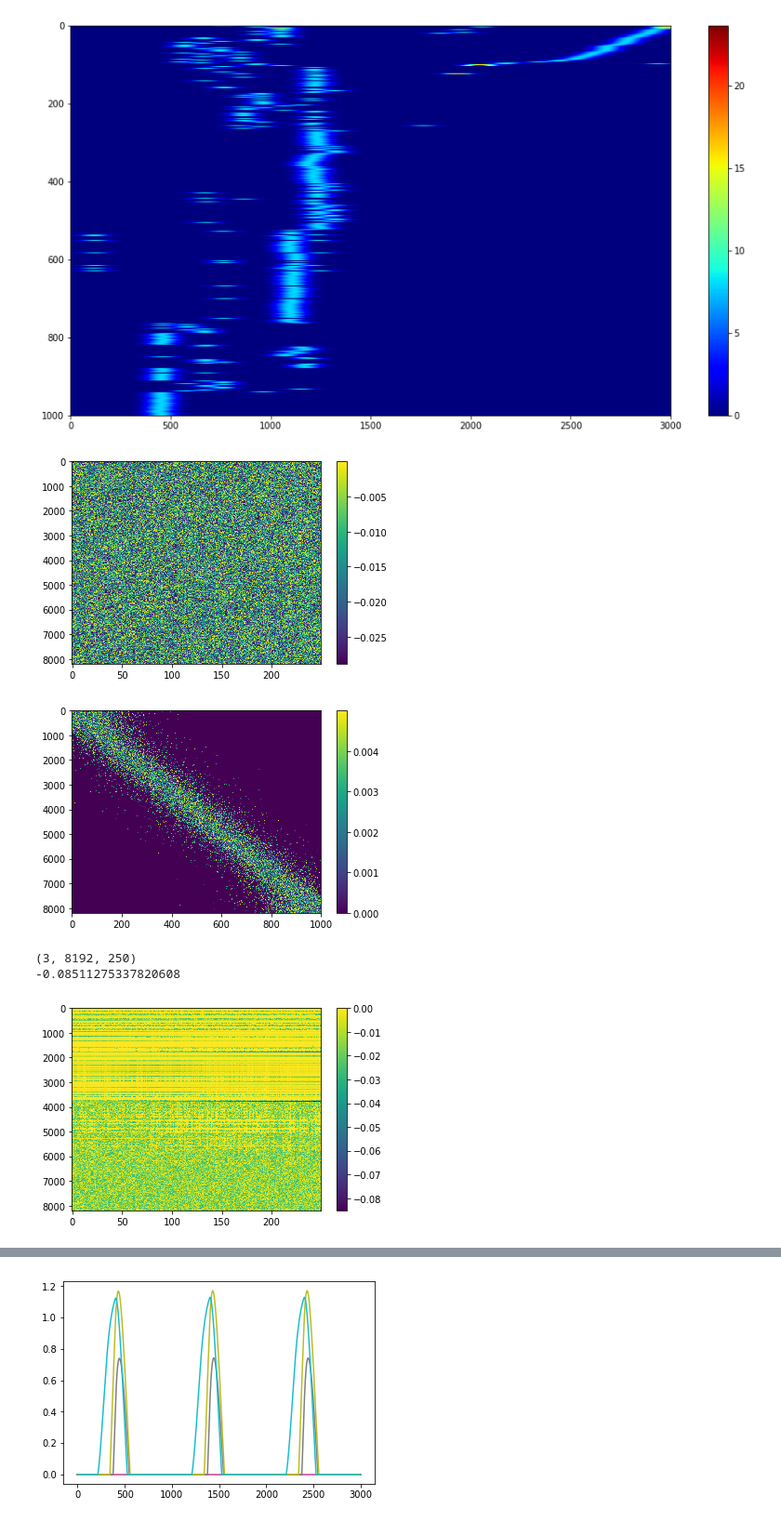
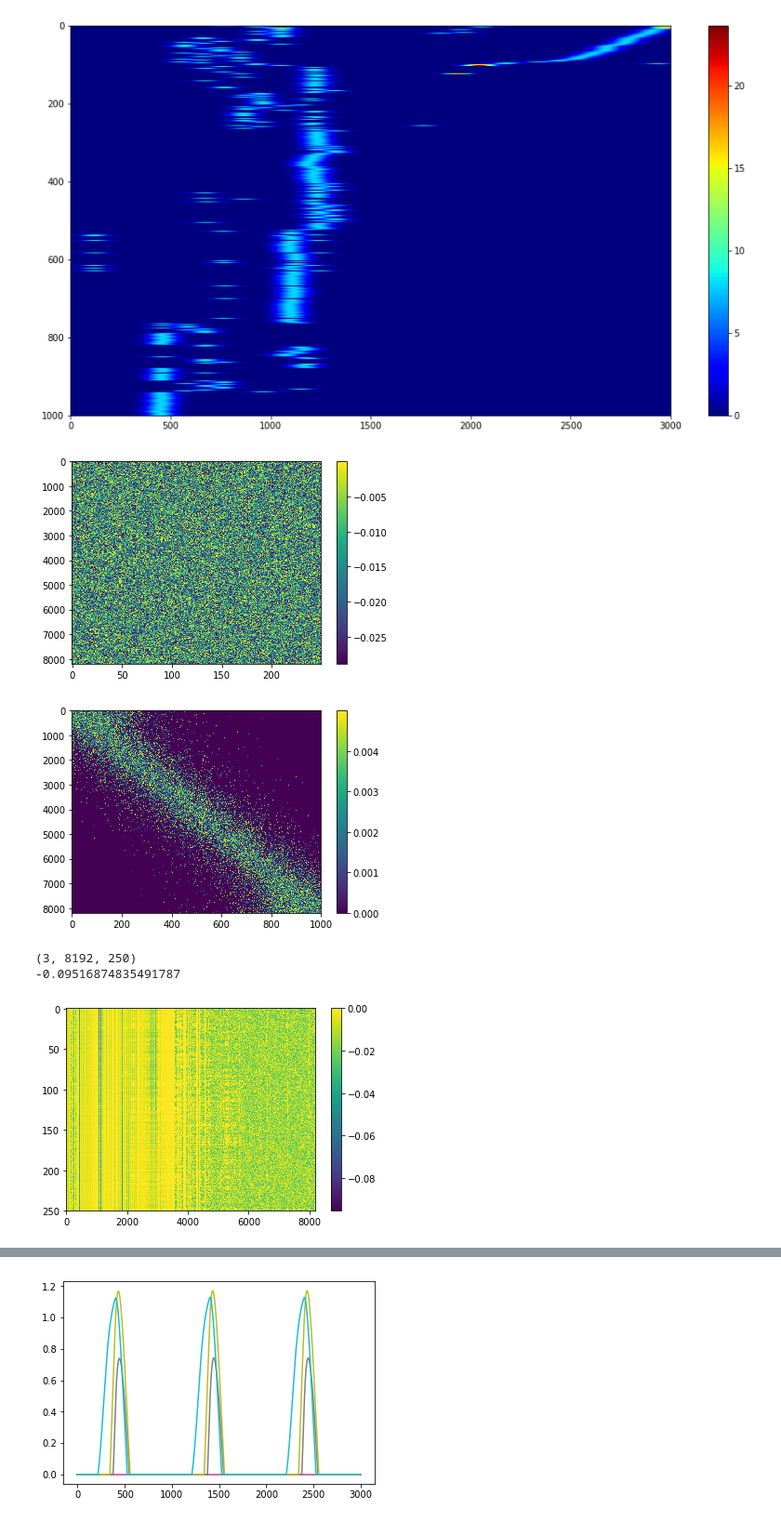
Before and after one commit to iraikov/nengo_maze_env, a Jupyter notebook: notebooks/srf_nengo_autoencoder_dof_decoder.ipynb, the cells around one changed output, grey strips where cells are left out. Shown at 93% size. Cells and saved outputs as stored; diff of their text form; code cells hidden in the pictures.

```diff
--- a/notebooks/srf_nengo_autoencoder_dof_decoder.ipynb
+++ b/notebooks/srf_nengo_autoencoder_dof_decoder.ipynb
@@ -124,7 +124,7 @@ params = {'w_initial_E': 0.01,
           'p_EE': 0.01,
           'p_EI': 0.1,
           'p_EI_Ext': 0.007,
-          'p_PV': 0.2,
+          'p_PV': 0.25,
           'tau_E': 0.005,
           'tau_I': 0.020,
           'tau_input': 0.1,
@@ -212,7 +212,7 @@ with srf_place_network as model:
                              decoder.neurons,
                              transform=weights_initial_decoder_I,
                              synapse=nengo.Alpha(params['tau_I']),
-                             learning_rule_type=CDISP(learning_rate=0.05))
+                             learning_rule_type=CDISP(learning_rate=0.01))
 
     coincidence_detection = nengo.Node(size_in=N_inputs*2, size_out=N_inputs,
                                       output=lambda t,x: np.subtract(x[:N_inputs], x[N_inputs:]) * 0.1)
@@ -306,19 +306,19 @@ plt.figure();
 plt.imshow(weights_initial_PV_E, interpolation="nearest", aspect="auto");
 plt.colorbar();
 # %% [output]
-[figure, old version]
+[figure, new version]
-[figure, old version]
+[figure, new version]
 # %%
 weights_decoder_I = sim.data[p_weights_decoder_I]
 print(weights_decoder_I.shape)
 plt.figure();
-plt.imshow(weights_decoder_I[-1], interpolation="nearest", aspect="auto");
+plt.imshow(weights_decoder_I[-1].T, interpolation="nearest", aspect="auto");
 plt.colorbar();
 print(np.min(weights_decoder_I[-1]))
 # %% [output]
 (3, 8192, 250)
--0.08511275337820608
+-0.09516874835491787
-[figure, old version]
+[figure, new version]
 # %%
 
 plt.figure(figsize=(15,8))
```
Also changed, not shown: parts of 6 cells of this notebook.
